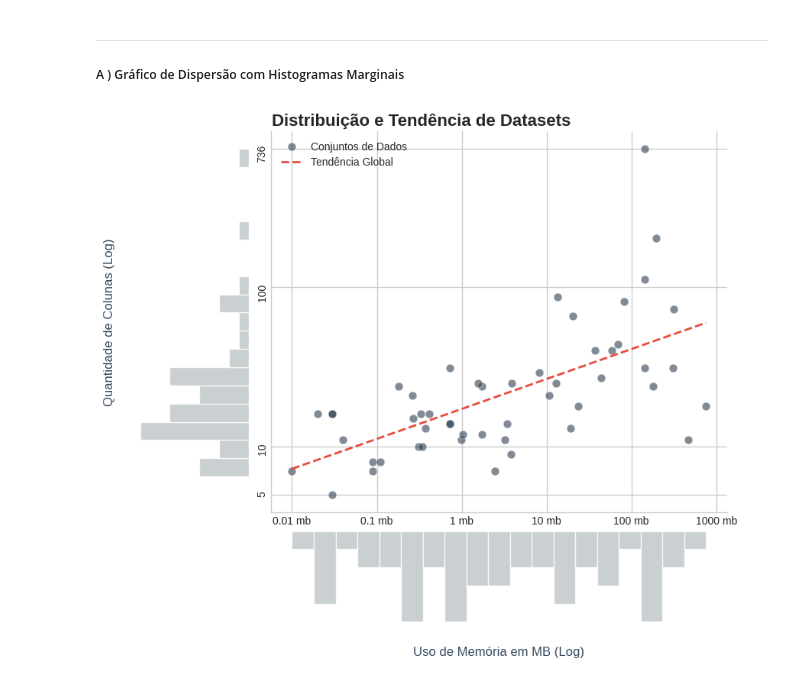
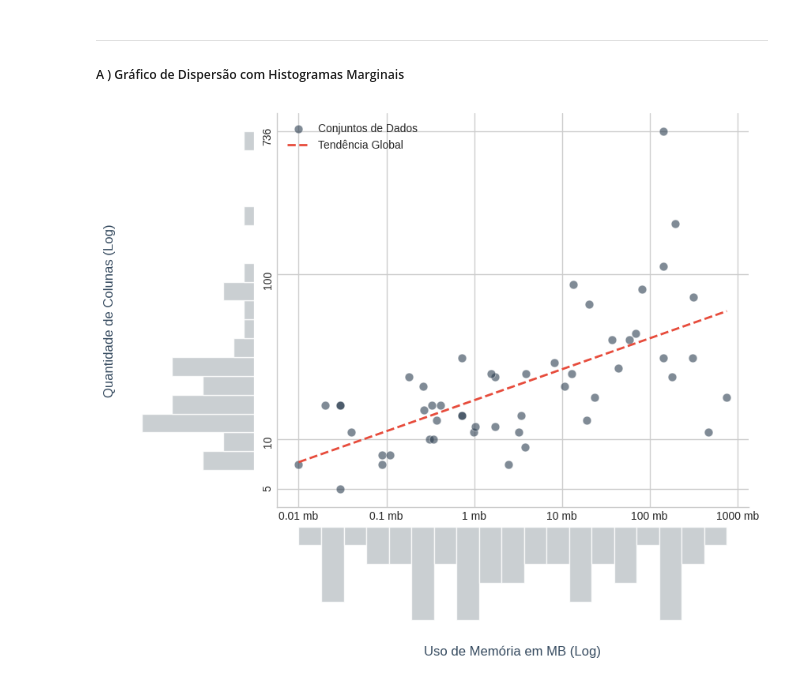
Before and after one commit to OfAndreS/Fairness, a Jupyter notebook: Notebooks/Exploratory.ipynb, the cells around one changed output. Drawn from its saved outputs; the diff is of its cells as text; code cells hidden in the pictures.

```diff
--- a/Notebooks/Exploratory.ipynb
+++ b/Notebooks/Exploratory.ipynb
@@ -335,7 +335,6 @@ x = df_clean['Memory_Usage_MB']
 y = df_clean['Columns_Count']
 plt.style.use('seaborn-v0_8-whitegrid')
 fig = plt.figure(figsize=(10, 8), facecolor='white')
-fig.suptitle('Distribuição e Tendência de Datasets', fontsize=16, fontweight='bold', y=0.95)
 gs = fig.add_gridspec(2, 2, width_ratios=(1, 4), height_ratios=(4, 1), wspace=0.08, hspace=0.08)
 ax_main = fig.add_subplot(gs[0, 1])
 ax_left = fig.add_subplot(gs[0, 0], sharey=ax_main)
@@ -364,31 +363,31 @@ min_y = y.min()
 max_y = y.max()
 min_power = int(np.ceil(np.log10(min_y)))
 max_power = int(np.floor(np.log10(max_y)))
 intermediarios = [10**i for i in range(min_power, max_power + 1)]
 valores_desejados = [min_y] + intermediarios + [max_y]
 novos_yticks = sorted(list(set(valores_desejados)))
 ax_main.set_yticks(novos_yticks)
 formatter_x = FuncFormatter(lambda val, pos: f"{val:g} mb")
 formatter_y = FuncFormatter(lambda val, pos: f"{val:g}")
 ax_main.xaxis.set_major_formatter(formatter_x)
 ax_main.yaxis.set_major_formatter(formatter_y)
 for ax in [ax_main, ax_left, ax_bottom]:
     ax.spines['top'].set_visible(False)
     ax.spines['right'].set_visible(False)
 ax_left.spines['left'].set_visible(False)
 ax_left.spines['bottom'].set_visible(False)
 ax_bottom.spines['bottom'].set_visible(False)
 ax_bottom.spines['left'].set_visible(False)
 ax_left.grid(False)
 ax_bottom.grid(False)
 ax_left.tick_params(axis="both", left=False, labelleft=False, bottom=False, labelbottom=False)
 ax_bottom.tick_params(axis="both", left=False, labelleft=False, bottom=False, labelbottom=False)
 ax_main.tick_params(axis="y", left=True, labelleft=True, labelsize=10, labelrotation=90)
 ax_main.tick_params(axis="x", bottom=True, labelbottom=True, labelsize=10)
 ax_left.set_ylabel('Quantidade de Colunas (Log)', fontsize=12, color='#34495e', labelpad=15)
 ax_bottom.set_xlabel('Uso de Memória em MB (Log)', fontsize=12, color='#34495e', labelpad=15)
 ax_main.legend(loc='upper left', frameon=False, fontsize=10)
 fig.subplots_adjust(top=0.92)
 plt.show()
 # %% [output]
-[figure, old version]
+[figure, new version]
```
Also changed, not shown: parts of 9 cells of this notebook, 6 other files.
